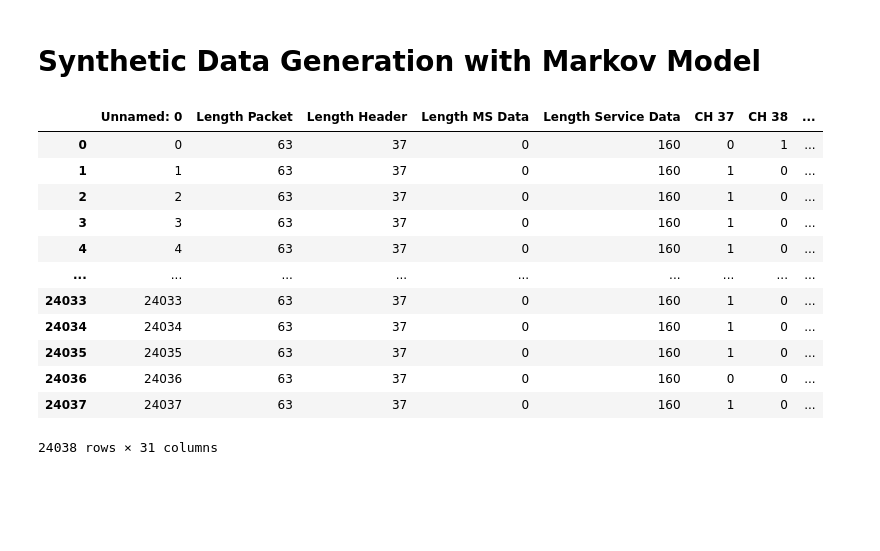
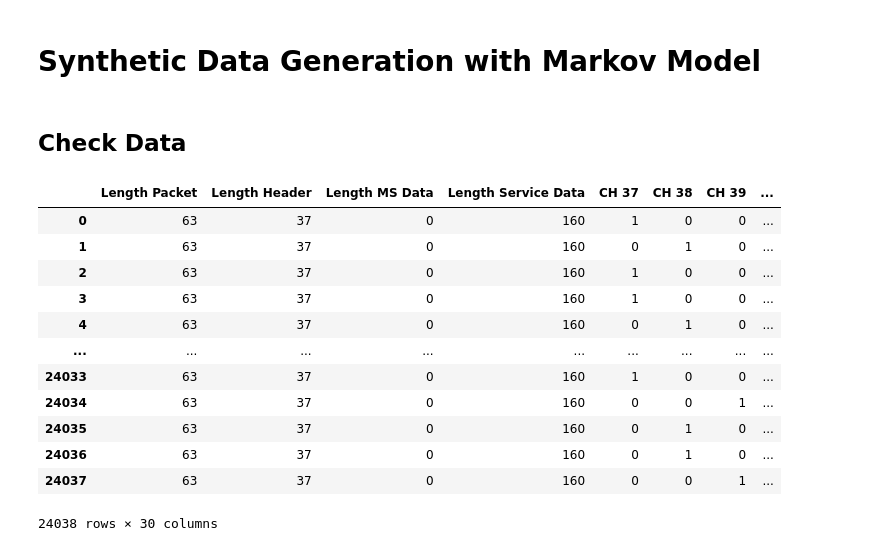
Before and after one commit to keyyke/master_thesis, a Jupyter notebook: markov_model/synhtetic_data_generation_markov.ipynb, the cells around one changed output. Saved outputs shown, nothing was run; the diff lists cells and outputs as text; code cells hidden in the pictures; blank space fills up the shorter version.

Commit message:
finalising the syntietic data

```diff
--- a/markov_model/synhtetic_data_generation_markov.ipynb
+++ b/markov_model/synhtetic_data_generation_markov.ipynb
@@ -1,5 +1,7 @@
 # %% [markdown]
 # Synthetic Data Generation with Markov Model
+# %% [markdown]
+## Check Data
 # %%
 import sys
 sys.path.insert(0, '..')
@@ -14,34 +22,17 @@ import numpy as np
 # %%
-data = pd.read_csv('../data_for_markov_model/processed_SmartTag_(nearby).csv')
-data
-
-data2 = pd.read_csv('../data_for_markov_model/SmartTag_nearby_data.csv')
-data2
-
-# マルコフモデルの定義
-model = hmm.GaussianHMM(n_components=4, covariance_type="diag", n_iter=1000)
-
-# モデルの学習
-model.fit(data)
-
-# 合成データの生成
-num_samples = 1000
-samples, _ = model.sample(num_samples)
-
-# 合成データの表示
-synthetic_data = pd.DataFrame(samples, columns=data.columns)
-print(synthetic_data.head())
+df = pd.read_csv('../data_for_markov_model/processed_SmartTag_(nearby).csv', index_col=0)
+df
 # %% [output]
-|  | Unnamed: 0 | Length Packet | Length Header | Length MS Data | Length Service Data | CH 37 | CH 38 | ... |
-| 0 | 0 | 63 | 37 | 0 | 160 | 0 | 1 | ... |
-| 1 | 1 | 63 | 37 | 0 | 160 | 1 | 0 | ... |
-| 2 | 2 | 63 | 37 | 0 | 160 | 1 | 0 | ... |
-| 3 | 3 | 63 | 37 | 0 | 160 | 1 | 0 | ... |
-| 4 | 4 | 63 | 37 | 0 | 160 | 1 | 0 | ... |
+|  | Length Packet | Length Header | Length MS Data | Length Service Data | CH 37 | CH 38 | CH 39 | ... |
+| 0 | 63 | 37 | 0 | 160 | 1 | 0 | 0 | ... |
+| 1 | 63 | 37 | 0 | 160 | 0 | 1 | 0 | ... |
+| 2 | 63 | 37 | 0 | 160 | 1 | 0 | 0 | ... |
+| 3 | 63 | 37 | 0 | 160 | 1 | 0 | 0 | ... |
+| 4 | 63 | 37 | 0 | 160 | 0 | 1 | 0 | ... |
 | ... | ... | ... | ... | ... | ... | ... | ... | ... |
-| 24033 | 24033 | 63 | 37 | 0 | 160 | 1 | 0 | ... |
-| 24034 | 24034 | 63 | 37 | 0 | 160 | 1 | 0 | ... |
-| 24035 | 24035 | 63 | 37 | 0 | 160 | 1 | 0 | ... |
-| 24036 | 24036 | 63 | 37 | 0 | 160 | 0 | 0 | ... |
-| 24037 | 24037 | 63 | 37 | 0 | 160 | 1 | 0 | ... |
+| 24033 | 63 | 37 | 0 | 160 | 1 | 0 | 0 | ... |
+| 24034 | 63 | 37 | 0 | 160 | 0 | 0 | 1 | ... |
+| 24035 | 63 | 37 | 0 | 160 | 0 | 1 | 0 | ... |
+| 24036 | 63 | 37 | 0 | 160 | 0 | 1 | 0 | ... |
+| 24037 | 63 | 37 | 0 | 160 | 0 | 0 | 1 | ... |
-24038 rows × 31 columns
+24038 rows × 30 columns
```
Also changed, not shown: parts of 48 cells of this notebook.
